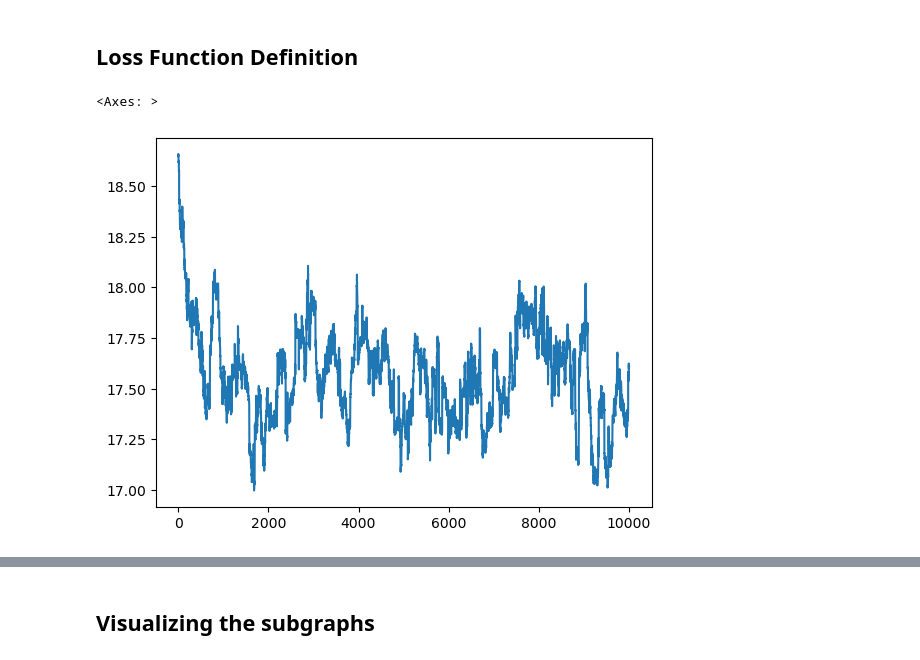
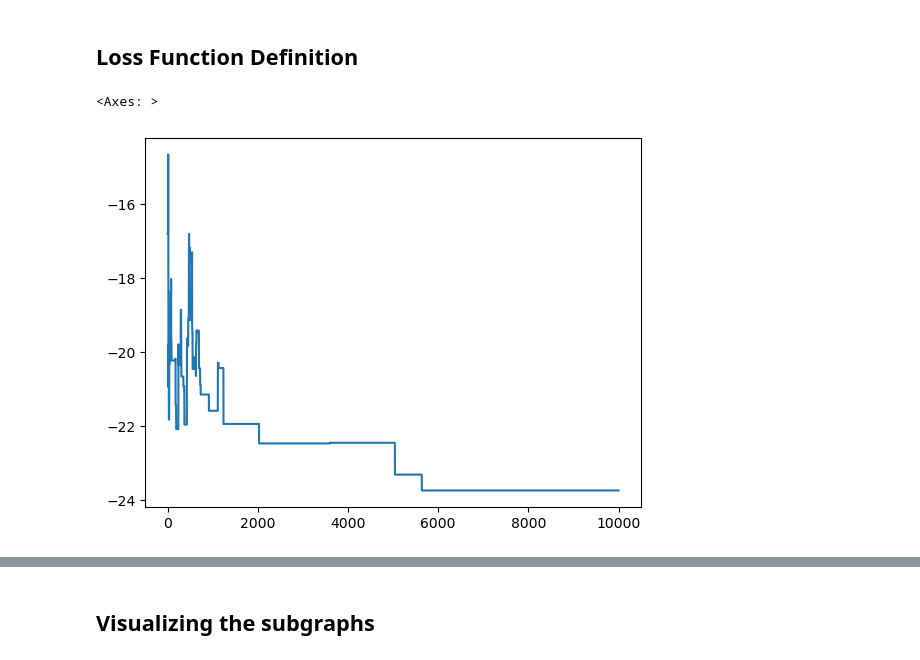
Before and after one commit to martjor/minigraphs, a Jupyter notebook: src/minigraphs/sir_convergence.ipynb, the cells around one changed output, grey strips where cells are left out. Cells and saved outputs as stored; diff of their text form; code cells hidden in the pictures.

```diff
--- a/src/minigraphs/sir_convergence.ipynb
+++ b/src/minigraphs/sir_convergence.ipynb
@@ -89,7 +107,7 @@ metrics = {
 
 df = []
 for size in sizes:
-    chain = SubGraphChain(graph, size)
+    chain = UniformChain(graph, size)
 
     df.append(subgraph_metrics(chain, n_samples, metrics))
 
@@ -136,28 +154,28 @@ def energy_mixture(
 
     return energy
 # %%
-from minigraphs.mcmc import SimulatedAnnealing, SubGraphChain
+from minigraphs.mcmc import SimulatedAnnealing, SubGraphChain, Chain
 from minigraphs.data import load_graph
 import seaborn as sns
 
 # Instantiate a chain
 graph = load_graph('hamsterster')
-chain = SubGraphChain(graph, 200)
+#chain = SubGraphChain(graph, 200)
 
 # Instantiate an annealer
 annealer = SimulatedAnnealing(
     chain,
-    energy=lambda subgraph: energy_mixture(subgraph, graph),
-    schedule=1.0,
+    energy=lambda graph: -graph_spectrum(graph),
+    schedule=lambda step: np.exp(step/1000),
     max_steps=10000
 )
 
 annealer.run()
 
 sns.lineplot(annealer.energies)
 # %% [output]
 <Axes: >
-[figure, old version]
+[figure, new version]
 # %%
 from tqdm import tqdm
 
```
Also changed, not shown: parts of 12 cells of this notebook, 1 other file.
